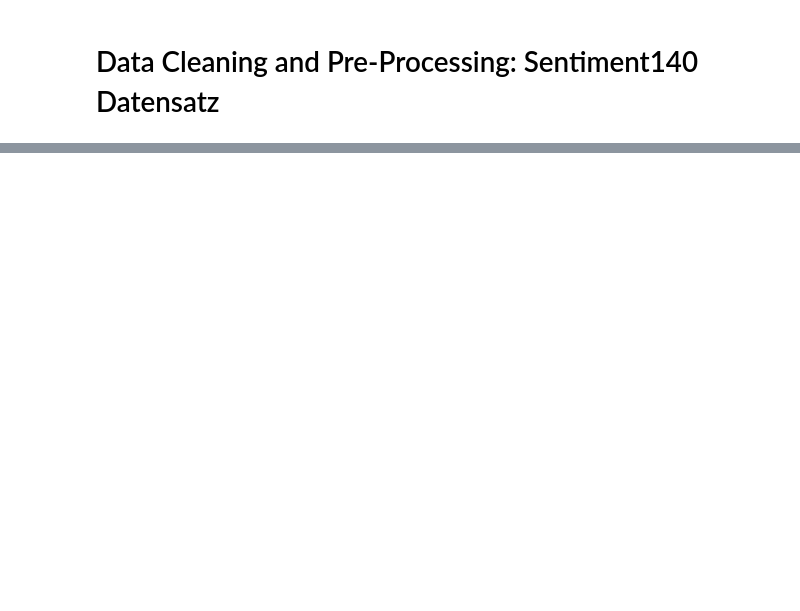
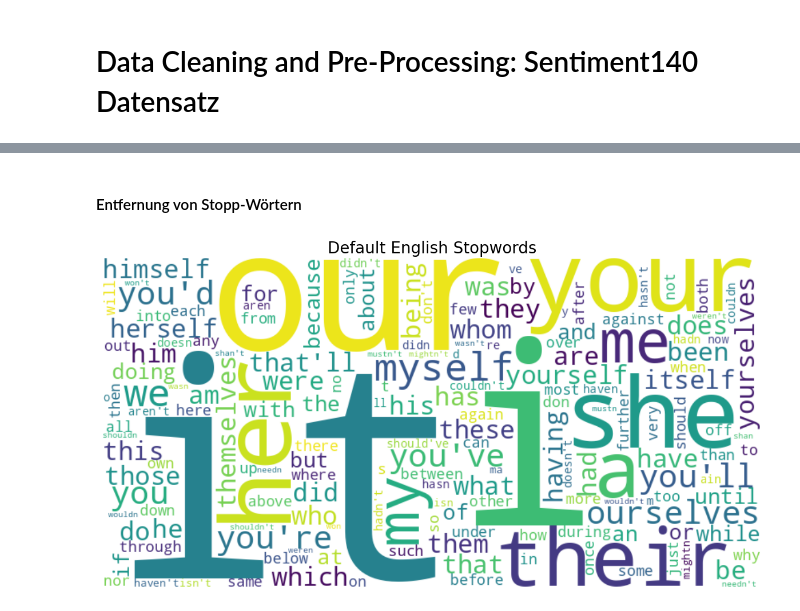
Before and after one commit to felLind/propra_webscience_ws24, a Jupyter notebook: propra_webscience_ws24/02-data-cleaning-and-preparation.ipynb, the cells around one changed output, grey strips where cells are left out. Cells and saved outputs as stored; diff of their text form; code cells hidden in the pictures; blank space fills up the shorter version.

```diff
--- a/propra_webscience_ws24/02-data-cleaning-and-preparation.ipynb
+++ b/propra_webscience_ws24/02-data-cleaning-and-preparation.ipynb
@@ -141,0 +62,28 @@ Wall time: 7min 16s
+# %% [markdown]
+#### Entfernung von Stopp-Wörtern
+# %%
+from nltk.corpus import stopwords
+from wordcloud import WordCloud
+from matplotlib import pyplot as plt
+
+default_english_stopwords = stopwords.words('english')
+txt=' '.join(default_english_stopwords)
+
+def plot_wordcloud(txt, title):
+    wordcloud = WordCloud(
+        width=800,
+        height=400,
+        background_color='white',
+        collocations=False,
+        stopwords=["n't", "d've" "u're", "u'll", "u'd"]
+    ).generate(txt)
+
+    plt.figure(figsize=(15, 7.5))
+    plt.title(title, fontsize=20)
+    plt.imshow(wordcloud, interpolation='bilinear')
+    plt.axis('off')
+    plt.show()
+
+plot_wordcloud(txt, 'Default English Stopwords')
+# %% [output]
+[figure, added]
```
Also changed, not shown: parts of 29 cells of this notebook, 4 other files.
